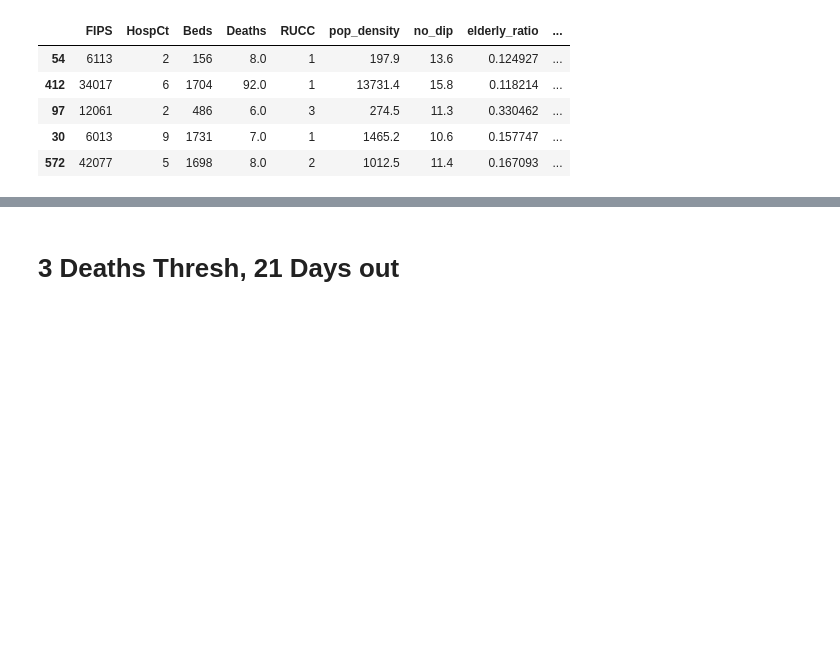
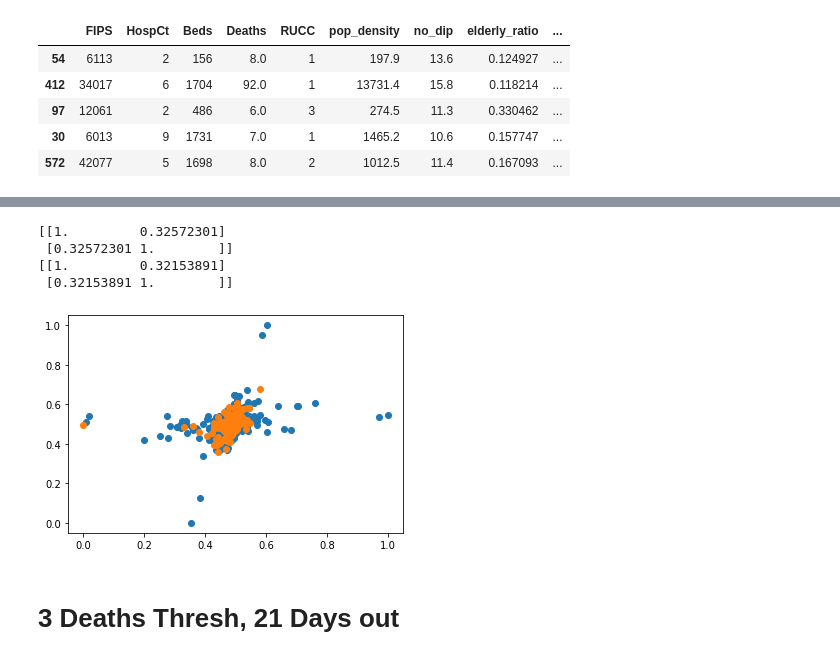
Before and after one commit to jhu-covid-optimization/covid-drivers, a Jupyter notebook: notebooks/Adjacent_Counties_Classifier.ipynb, the cells around one changed output, grey strips where cells are left out. Saved outputs shown, nothing was run; the diff lists cells and outputs as text; code cells hidden in the pictures; blank space fills up the shorter version.

```diff
--- a/notebooks/Adjacent_Counties_Classifier.ipynb
+++ b/notebooks/Adjacent_Counties_Classifier.ipynb
@@ -186,31 +246,0 @@ array([[ 1.        , -0.16142744],
-# %%
-training_set = training_set.apply(pd.to_numeric)
-test_set = test_set.apply(pd.to_numeric)
-training_set['Hosp_diff'] = (training_set['Hosp_diff'] - np.min(training_set['Hosp_diff']))/(np.max(training_set['Hosp_diff']) - np.min(training_set['Hosp_diff']))
-test_set['Hosp_diff'] = (test_set['Hosp_diff'] - np.min(test_set['Hosp_diff']))/(np.max(test_set['Hosp_diff']) - np.min(test_set['Hosp_diff']))
-
-
-training_set['Beds_diff'] = (training_set['Beds_diff'] - np.min(training_set['Beds_diff']))/(np.max(training_set['Beds_diff']) - np.min(training_set['Beds_diff']))
-test_set['Beds_diff'] = (test_set['Beds_diff'] - np.min(test_set['Beds_diff']))/(np.max(test_set['Beds_diff']) - np.min(test_set['Beds_diff']))
-
-
-training_set['dense_diff'] = (training_set['dense_diff'] - np.min(training_set['dense_diff']))/(np.max(training_set['dense_diff']) - np.min(training_set['dense_diff']))
-test_set['dense_diff'] = (test_set['dense_diff'] - np.min(test_set['dense_diff']))/(np.max(test_set['dense_diff']) - np.min(test_set['dense_diff']))
-
-training_set['RUCC_diff'] = (training_set['RUCC_diff'] - np.min(training_set['RUCC_diff']))/(np.max(training_set['RUCC_diff']) - np.min(training_set['RUCC_diff']))
-test_set['RUCC_diff'] = (test_set['RUCC_diff'] - np.min(test_set['RUCC_diff']))/(np.max(test_set['RUCC_diff']) - np.min(test_set['RUCC_diff']))
-
-training_set['no_dip_diff'] = (training_set['no_dip_diff'] - np.min(training_set['no_dip_diff']))/(np.max(training_set['no_dip_diff']) - np.min(training_set['no_dip_diff']))
-test_set['no_dip_diff'] = (test_set['no_dip_diff'] - np.min(test_set['no_dip_diff']))/(np.max(test_set['no_dip_diff']) - np.min(test_set['no_dip_diff']))
-
-training_set['elderly_diff'] = (training_set['elderly_diff'] - np.min(training_set['elderly_diff']))/(np.max(training_set['elderly_diff']) - np.min(training_set['elderly_diff']))
-test_set['elderly_diff'] = (test_set['elderly_diff'] - np.min(test_set['elderly_diff']))/(np.max(test_set['elderly_diff']) - np.min(test_set['elderly_diff']))
-
-training_set['unemp_diff'] = (training_set['unemp_diff'] - np.min(training_set['unemp_diff']))/(np.max(training_set['unemp_diff']) - np.min(training_set['unemp_diff']))
-test_set['unemp_diff'] = (test_set['unemp_diff'] - np.min(test_set['unemp_diff']))/(np.max(test_set['unemp_diff']) - np.min(test_set['unemp_diff']))
-
-training_set['pct_pov_diff'] = (training_set['pct_pov_diff'] - np.min(training_set['pct_pov_diff']))/(np.max(training_set['pct_pov_diff']) - np.min(training_set['pct_pov_diff']))
-test_set['pct_pov_diff'] = (test_set['pct_pov_diff'] - np.min(test_set['pct_pov_diff']))/(np.max(test_set['pct_pov_diff']) - np.min(test_set['pct_pov_diff']))
-
-training_set['pop_diff'] = (training_set['pop_diff'] - np.min(training_set['pop_diff']))/(np.max(training_set['pop_diff']) - np.min(training_set['pop_diff']))
-test_set['pop_diff'] = (test_set['pop_diff'] - np.min(test_set['pop_diff']))/(np.max(test_set['pop_diff']) - np.min(test_set['pop_diff']))
@@ -268,3 +277,19 @@ Coefficients: [[ 1.65953918 -2.333163    0.24010232 -1.91423231 -3.01160537  0.6
+# %%
+import matplotlib.pyplot as plt
+
+plot_data = training_set.copy()
+plt.scatter(plot_data['death_diff'], plot_data['Beds_diff'])
+print(np.corrcoef(plot_data['death_diff'], plot_data['Beds_diff']))
+
+plot_data = test_set.copy()
+plt.scatter(plot_data['death_diff'], plot_data['Beds_diff'])
+print(np.corrcoef(plot_data['death_diff'], plot_data['Beds_diff']))
+# %% [output]
+[[1.         0.32572301]
+ [0.32572301 1.        ]]
+[[1.         0.32153891]
+ [0.32153891 1.        ]]
+[figure, added]
 # %% [markdown]
 # 3 Deaths Thresh, 21 Days out
 # %%
```
Also changed, not shown: parts of 49 cells of this notebook.
